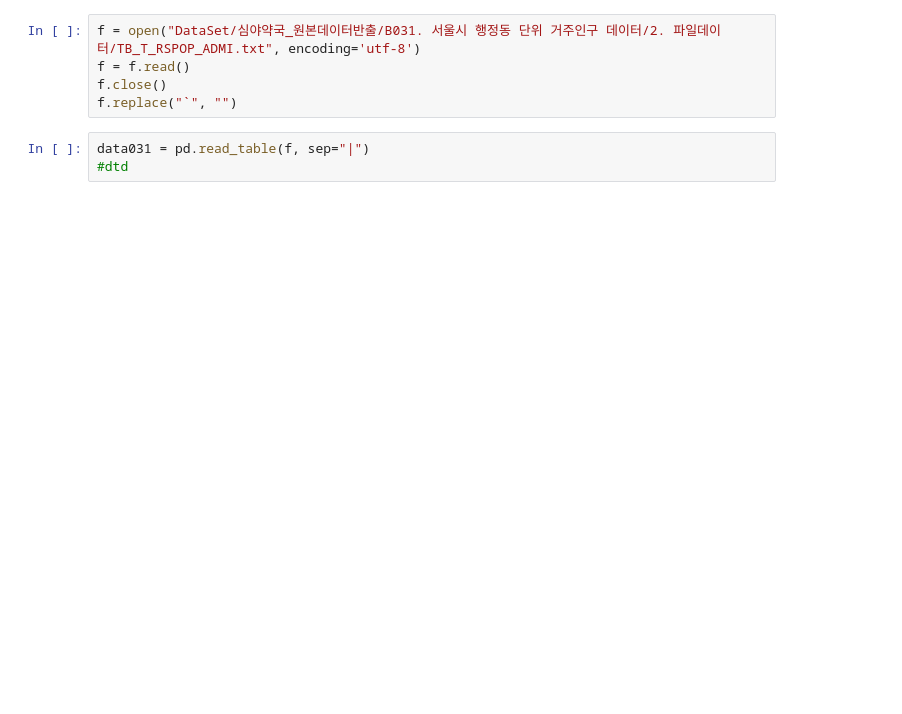
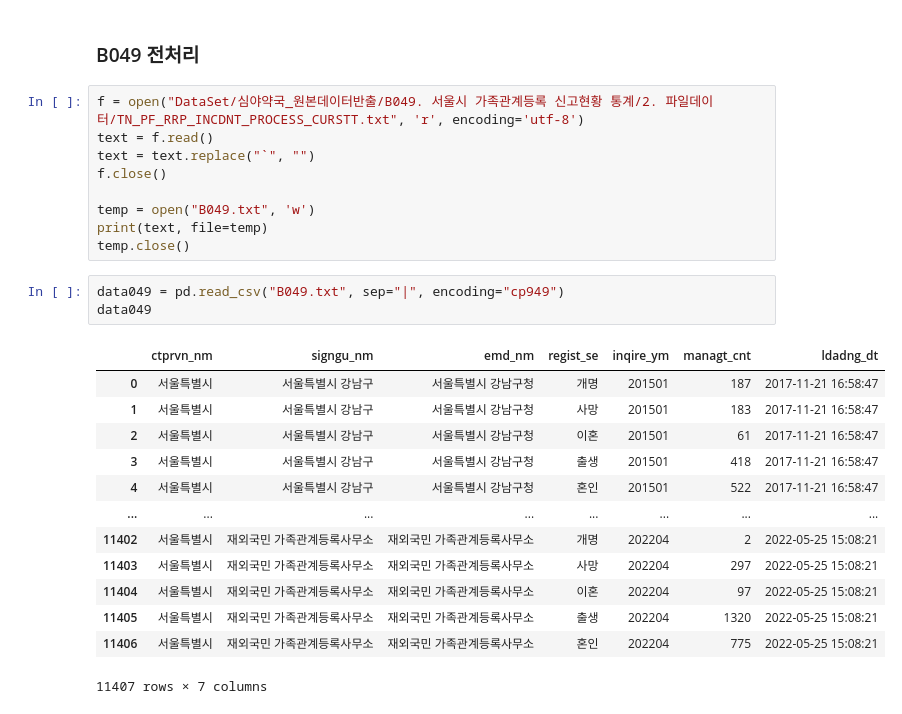
Before and after one commit to ChoiInYeol/KHUDA-Seoul-BigDataCampus, a Jupyter notebook: 9. 서울시빅캠전처리.ipynb, the cells around one changed output. Cells and saved outputs as stored; diff of their text form; blank space fills up the shorter version.

```diff
--- a/9. 서울시빅캠전처리.ipynb
+++ b/9. 서울시빅캠전처리.ipynb
@@ -51,8 +82,28 @@ seoul2
+# %% [markdown]
+### B049 전처리
 # %%
-f = open("DataSet/심야약국_원본데이터반출/B031. 서울시 행정동 단위 거주인구 데이터/2. 파일데이터/TB_T_RSPOP_ADMI.txt", encoding='utf-8')
-f = f.read()
+f = open("DataSet/심야약국_원본데이터반출/B049. 서울시 가족관계등록 신고현황 통계/2. 파일데이터/TN_PF_RRP_INCDNT_PROCESS_CURSTT.txt", 'r', encoding='utf-8')
+text = f.read()
+text = text.replace("`", "")
 f.close()
-f.replace("`", "")
+
+temp = open("B049.txt", 'w')
+print(text, file=temp)
+temp.close()
-# %%
-data031 = pd.read_table(f, sep="|")
-#dtd
+# %%
+data049 = pd.read_csv("B049.txt", sep="|", encoding="cp949")
+data049
+# %% [output]
+|  | ctprvn_nm | signgu_nm | emd_nm | regist_se | inqire_ym | managt_cnt | ldadng_dt |
+| 0 | 서울특별시 | 서울특별시 강남구 | 서울특별시 강남구청 | 개명 | 201501 | 187 | 2017-11-21 16:58:47 |
+| 1 | 서울특별시 | 서울특별시 강남구 | 서울특별시 강남구청 | 사망 | 201501 | 183 | 2017-11-21 16:58:47 |
+| 2 | 서울특별시 | 서울특별시 강남구 | 서울특별시 강남구청 | 이혼 | 201501 | 61 | 2017-11-21 16:58:47 |
+| 3 | 서울특별시 | 서울특별시 강남구 | 서울특별시 강남구청 | 출생 | 201501 | 418 | 2017-11-21 16:58:47 |
+| 4 | 서울특별시 | 서울특별시 강남구 | 서울특별시 강남구청 | 혼인 | 201501 | 522 | 2017-11-21 16:58:47 |
+| ... | ... | ... | ... | ... | ... | ... | ... |
+| 11402 | 서울특별시 | 재외국민 가족관계등록사무소 | 재외국민 가족관계등록사무소 | 개명 | 202204 | 2 | 2022-05-25 15:08:21 |
+| 11403 | 서울특별시 | 재외국민 가족관계등록사무소 | 재외국민 가족관계등록사무소 | 사망 | 202204 | 297 | 2022-05-25 15:08:21 |
+| 11404 | 서울특별시 | 재외국민 가족관계등록사무소 | 재외국민 가족관계등록사무소 | 이혼 | 202204 | 97 | 2022-05-25 15:08:21 |
+| 11405 | 서울특별시 | 재외국민 가족관계등록사무소 | 재외국민 가족관계등록사무소 | 출생 | 202204 | 1320 | 2022-05-25 15:08:21 |
+| 11406 | 서울특별시 | 재외국민 가족관계등록사무소 | 재외국민 가족관계등록사무소 | 혼인 | 202204 | 775 | 2022-05-25 15:08:21 |
+11407 rows × 7 columns
```
Also changed, not shown: parts of 17 cells of this notebook, 2 other files.
